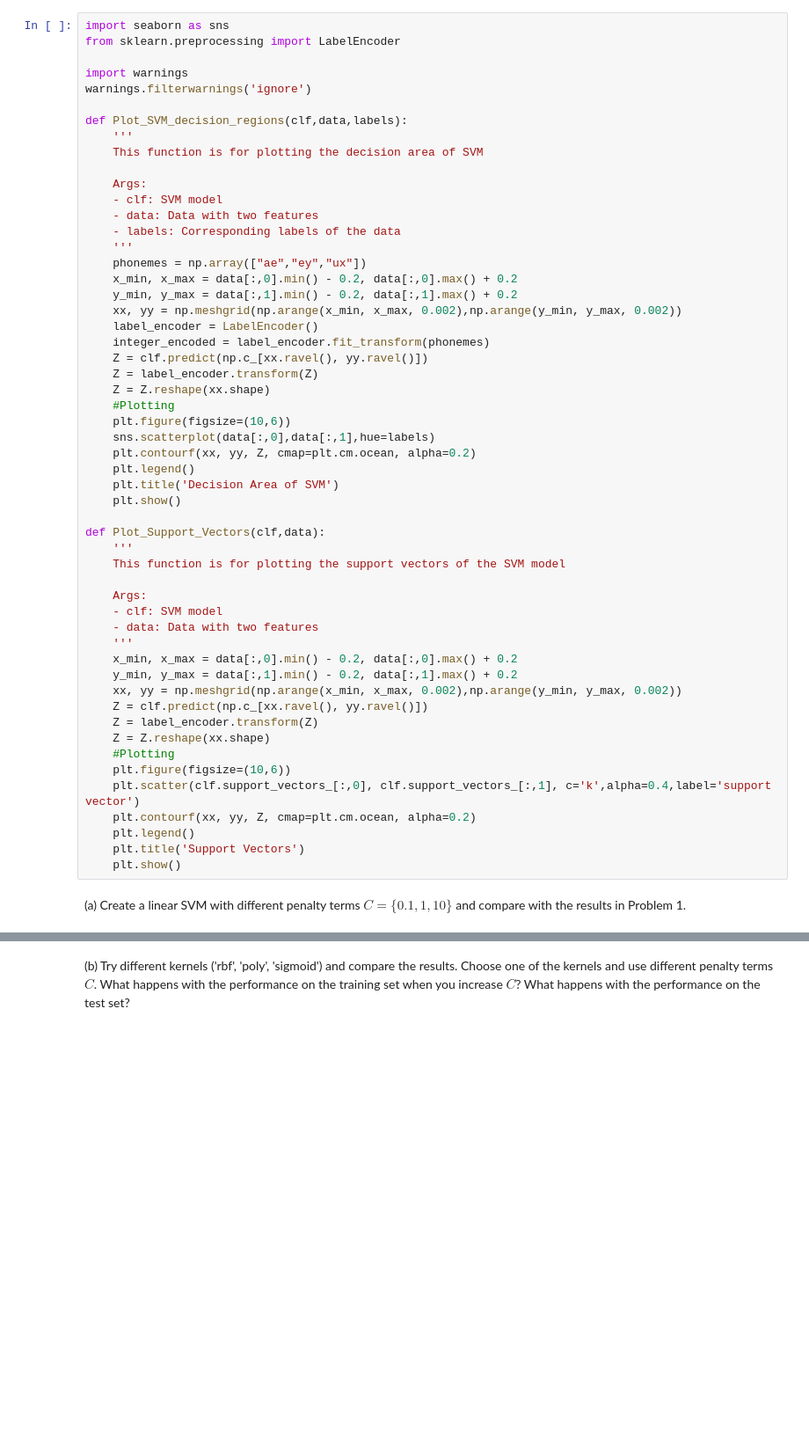
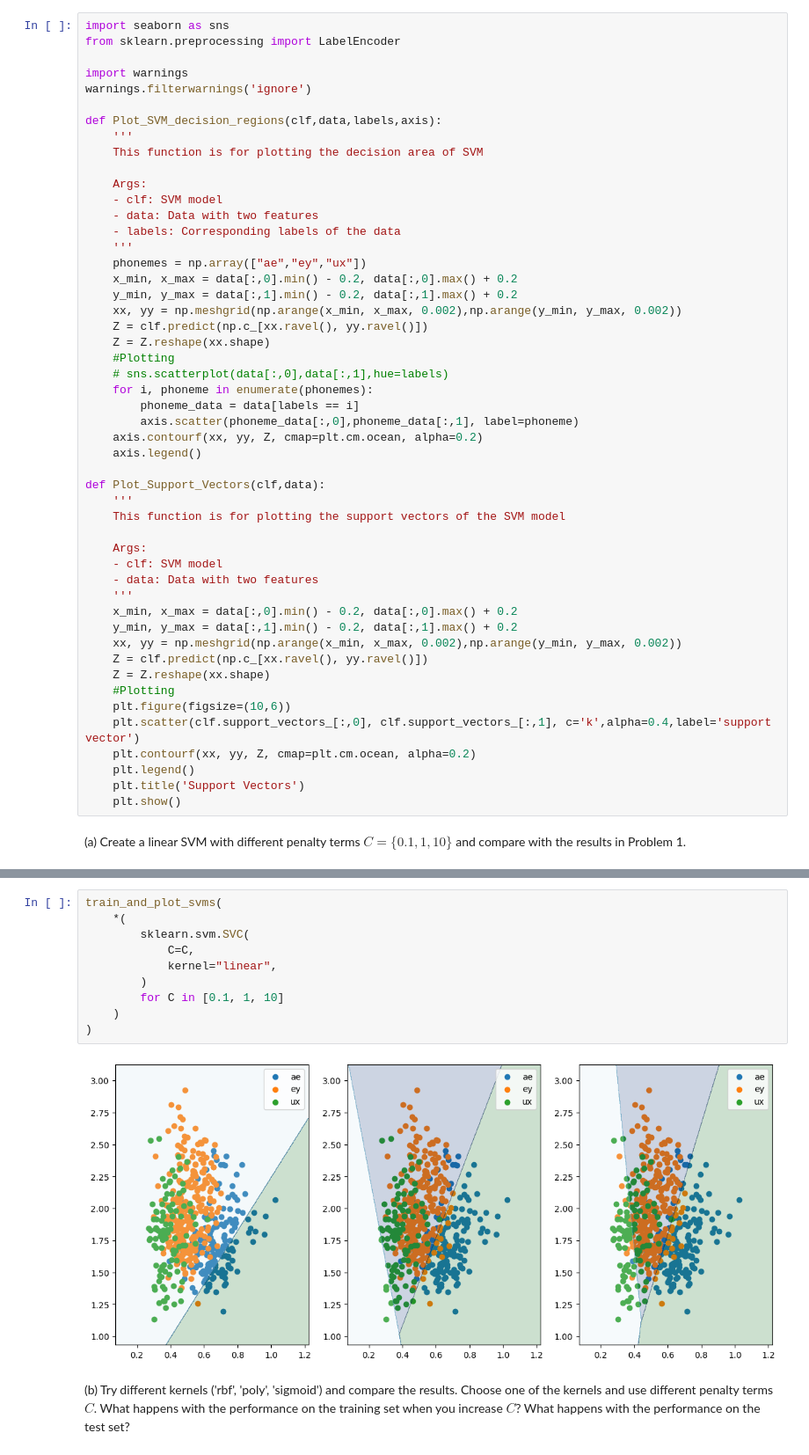
Before and after one commit to sigurdo/maskinlaring_for-signalbehandling, a Jupyter notebook: oving_2/TTT4185_assignment_2_2022_09_30.ipynb, the cells around one changed output, grey strips where cells are left out. Shown at 88% size. Cells and saved outputs as stored; diff of their text form; blank space fills up the shorter version.

```diff
--- a/oving_2/TTT4185_assignment_2_2022_09_30.ipynb
+++ b/oving_2/TTT4185_assignment_2_2022_09_30.ipynb
@@ -337,7 +337,7 @@ from sklearn.preprocessing import LabelEncoder
 import warnings
 warnings.filterwarnings('ignore')
 
-def Plot_SVM_decision_regions(clf,data,labels):
+def Plot_SVM_decision_regions(clf,data,labels,axis):
     '''
     This function is for plotting the decision area of SVM
 
@@ -350,18 +350,15 @@ def Plot_SVM_decision_regions(clf,data,labels):
     x_min, x_max = data[:,0].min() - 0.2, data[:,0].max() + 0.2
     y_min, y_max = data[:,1].min() - 0.2, data[:,1].max() + 0.2
     xx, yy = np.meshgrid(np.arange(x_min, x_max, 0.002),np.arange(y_min, y_max, 0.002))
-    label_encoder = LabelEncoder()
-    integer_encoded = label_encoder.fit_transform(phonemes)
     Z = clf.predict(np.c_[xx.ravel(), yy.ravel()])
-    Z = label_encoder.transform(Z)
     Z = Z.reshape(xx.shape)
     #Plotting
-    plt.figure(figsize=(10,6))
-    sns.scatterplot(data[:,0],data[:,1],hue=labels)
-    plt.contourf(xx, yy, Z, cmap=plt.cm.ocean, alpha=0.2)
-    plt.legend()
-    plt.title('Decision Area of SVM')
-    plt.show()
+    # sns.scatterplot(data[:,0],data[:,1],hue=labels)
+    for i, phoneme in enumerate(phonemes):
+        phoneme_data = data[labels == i]
+        axis.scatter(phoneme_data[:,0],phoneme_data[:,1], label=phoneme)
+    axis.contourf(xx, yy, Z, cmap=plt.cm.ocean, alpha=0.2)
+    axis.legend()
 
 def Plot_Support_Vectors(clf,data):
     '''
@@ -375,7 +372,6 @@ def Plot_Support_Vectors(clf,data):
     y_min, y_max = data[:,1].min() - 0.2, data[:,1].max() + 0.2
     xx, yy = np.meshgrid(np.arange(x_min, x_max, 0.002),np.arange(y_min, y_max, 0.002))
     Z = clf.predict(np.c_[xx.ravel(), yy.ravel()])
-    Z = label_encoder.transform(Z)
     Z = Z.reshape(xx.shape)
     #Plotting
     plt.figure(figsize=(10,6))
@@ -389,2 +429,14 @@ def Plot_Support_Vectors(clf,data):
+# %%
+train_and_plot_svms(
+    *(
+        sklearn.svm.SVC(
+            C=C,
+            kernel="linear",
+        )
+        for C in [0.1, 1, 10]
+    )
+)
+# %% [output]
+[figure, added]
 # %% [markdown]
 (b) Try different kernels ('rbf', 'poly', 'sigmoid') and compare the results. Choose one of the kernels and use different penalty terms $C$. What happens with the performance on the training set when you increase $C$? What happens with the performance on the test set?
```
Also changed, not shown: parts of 2 cells of this notebook.
